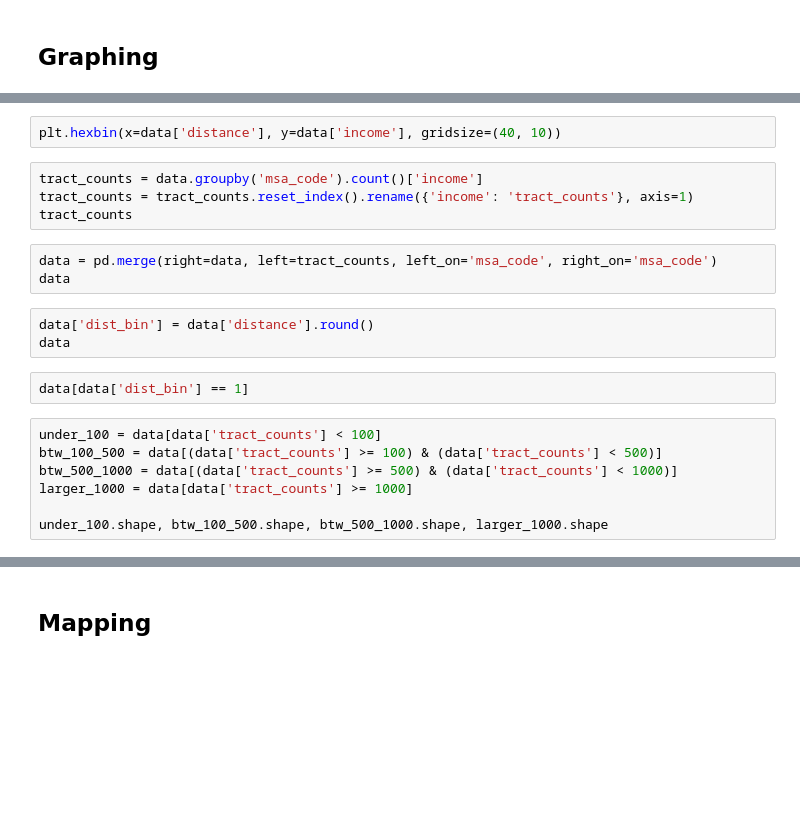
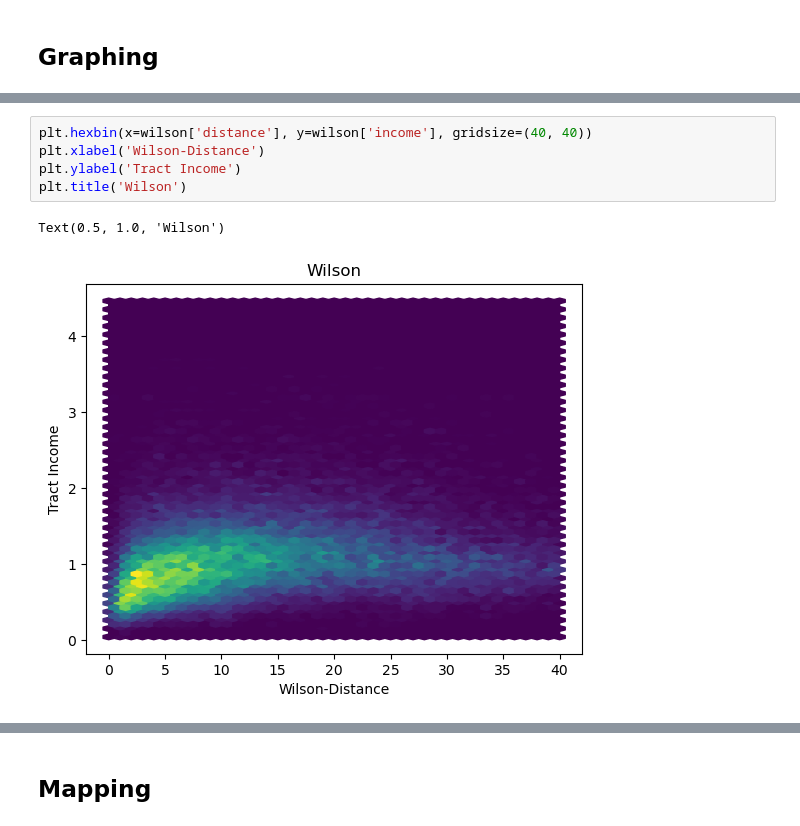
Before and after one commit to ldtcooper/urban-economics-project, a Jupyter notebook: notebook.ipynb, the cells around one changed output, grey strips where cells are left out. Cells and saved outputs as stored; diff of their text form; blank space fills up the shorter version.

```diff
--- a/notebook.ipynb
+++ b/notebook.ipynb
@@ -1026,21 +1342,8 @@ data.plot(kind='scatter', x='distance', y='income')
 # %%
-plt.hexbin(x=data['distance'], y=data['income'], gridsize=(40, 10))
+plt.hexbin(x=wilson['distance'], y=wilson['income'], gridsize=(40, 40))
+plt.xlabel('Wilson-Distance')
+plt.ylabel('Tract Income')
+plt.title('Wilson')
+# %% [output]
+Text(0.5, 1.0, 'Wilson')
+[figure, added]
-# %%
-tract_counts = data.groupby('msa_code').count()['income']
-tract_counts = tract_counts.reset_index().rename({'income': 'tract_counts'}, axis=1)
-tract_counts
-# %%
-data = pd.merge(right=data, left=tract_counts, left_on='msa_code', right_on='msa_code')
-data
-# %%
-data['dist_bin'] = data['distance'].round()
-data
-# %%
-data[data['dist_bin'] == 1]
-# %%
-under_100 = data[data['tract_counts'] < 100]
-btw_100_500 = data[(data['tract_counts'] >= 100) & (data['tract_counts'] < 500)]
-btw_500_1000 = data[(data['tract_counts'] >= 500) & (data['tract_counts'] < 1000)]
-larger_1000 = data[data['tract_counts'] >= 1000]
-
-under_100.shape, btw_100_500.shape, btw_500_1000.shape, larger_1000.shape
```
Also changed, not shown: parts of 35 cells of this notebook, 17 other files.
